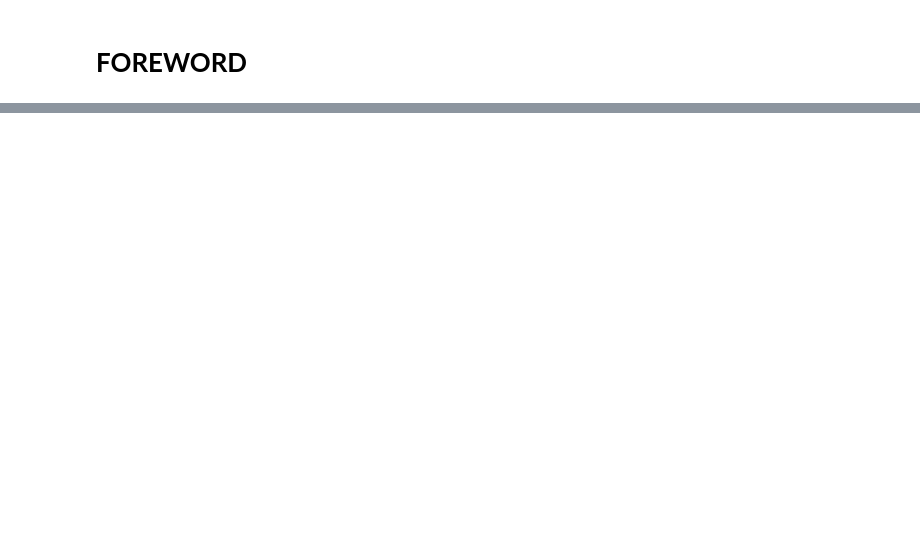
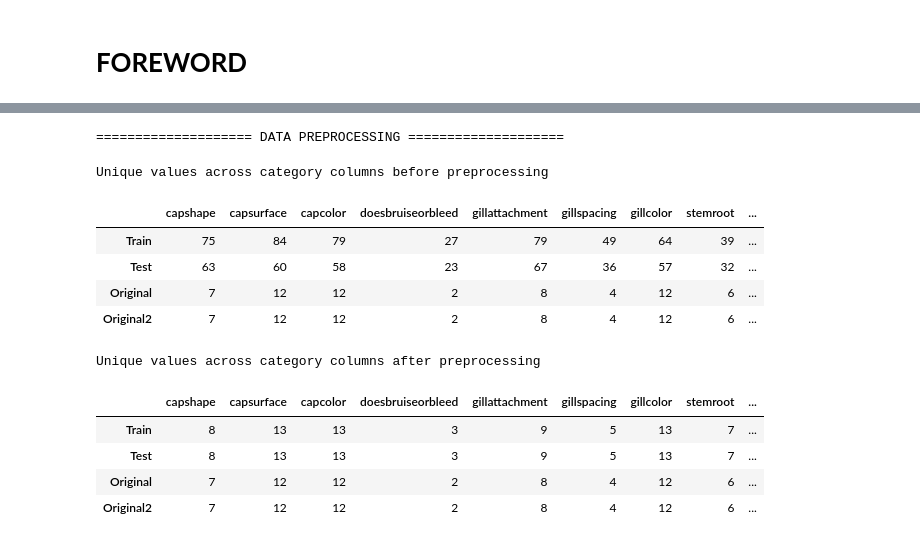
Before and after one commit to Ravaldo07/PlaygroundS4E08Public, a Jupyter notebook: playgrounds4e08-dataorganization.ipynb, the cells around one changed output, grey strips where cells are left out. Saved outputs shown, nothing was run; the diff lists cells and outputs as text; code cells hidden in the pictures; blank space fills up the shorter version.

```diff
--- a/playgrounds4e08-dataorganization.ipynb
+++ b/playgrounds4e08-dataorganization.ipynb
@@ -130,0 +179,70 @@ Wall time: 13 s
+# %%
+%%time
+
+PrintColor(f"\n{'=' * 20} DATA PREPROCESSING {'=' * 20}\n")
+
+for df in [train, test, original, orig]:
+    df[cat_cols]  = df[cat_cols].fillna("missing")
+    df[cont_cols] = df[cont_cols].astype(np.float32)
+
+print();
+display(
+    pd.DataFrame.from_dict(
+        {"Train"    : train[cat_cols].nunique(),
+         "Test"     : test[cat_cols].nunique(),
+         "Original" : original[cat_cols].nunique(),
+         "Original2": orig[cat_cols].nunique(),
+        }
+    ).transpose().\
+    style.
+    set_caption(f"Unique values across category columns before preprocessing").\
+    set_properties(**{"text-align": "center"})
+)
+
+for col in tqdm(cat_cols):
+    unq_vals = \
+    list(
+        set(np.concatenate([train[col].unique(), test[col].unique()])).\
+        difference(set(original[col].unique()))
+    )
+
+    train.loc[train[col].isin(unq_vals), col] = "noise"
+    test.loc[test[col].isin(unq_vals), col]   = "noise"
+
+print();
+display(
+    pd.DataFrame.from_dict(
+        {"Train"    : train[cat_cols].nunique(),
+         "Test"     : test[cat_cols].nunique(),
+         "Original" : original[cat_cols].nunique(),
+         "Original2": orig[cat_cols].nunique(),
+        }
+    ).transpose().\
+    style.
+    set_caption(f"Unique values across category columns after preprocessing").\
+    set_properties(**{"text-align": "center"})
+)
+
+df_dict = \
+{"Train": train,
+ "Test": test,
+ "Original": original,
+ "Original2": orig
+}
+
+print();
+collect();
+# %% [output]
+==================== DATA PREPROCESSING ====================
+Unique values across category columns before preprocessing
+|  | capshape | capsurface | capcolor | doesbruiseorbleed | gillattachment | gillspacing | gillcolor | stemroot | ... |
+| Train | 75 | 84 | 79 | 27 | 79 | 49 | 64 | 39 | ... |
+| Test | 63 | 60 | 58 | 23 | 67 | 36 | 57 | 32 | ... |
+| Original | 7 | 12 | 12 | 2 | 8 | 4 | 12 | 6 | ... |
+| Original2 | 7 | 12 | 12 | 2 | 8 | 4 | 12 | 6 | ... |
+Unique values across category columns after preprocessing
+|  | capshape | capsurface | capcolor | doesbruiseorbleed | gillattachment | gillspacing | gillcolor | stemroot | ... |
+| Train | 8 | 13 | 13 | 3 | 9 | 5 | 13 | 7 | ... |
+| Test | 8 | 13 | 13 | 3 | 9 | 5 | 13 | 7 | ... |
+| Original | 7 | 12 | 12 | 2 | 8 | 4 | 12 | 6 | ... |
+| Original2 | 7 | 12 | 12 | 2 | 8 | 4 | 12 | 6 | ... |
```
Also changed, not shown: parts of 25 cells of this notebook.
